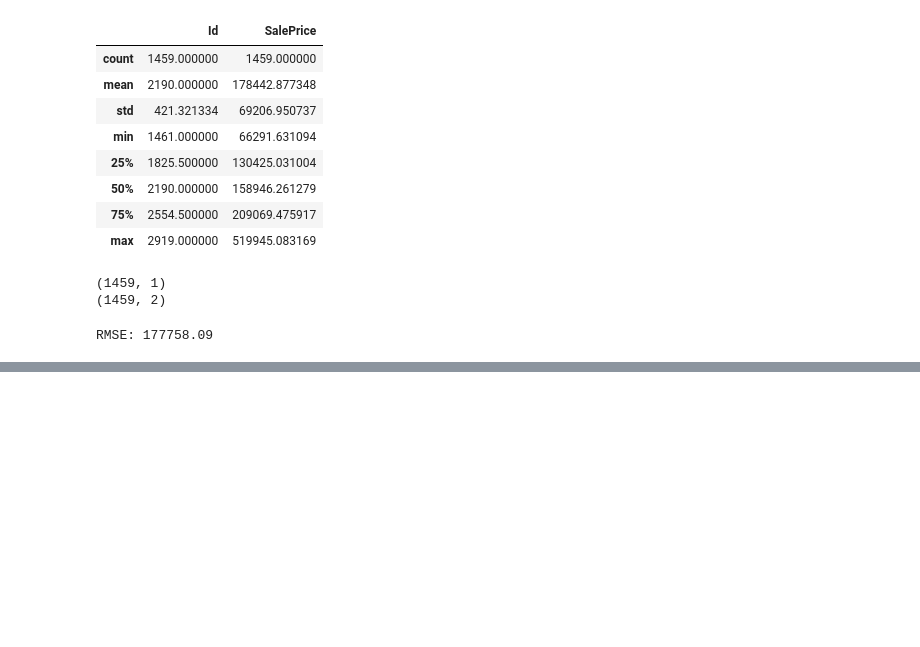
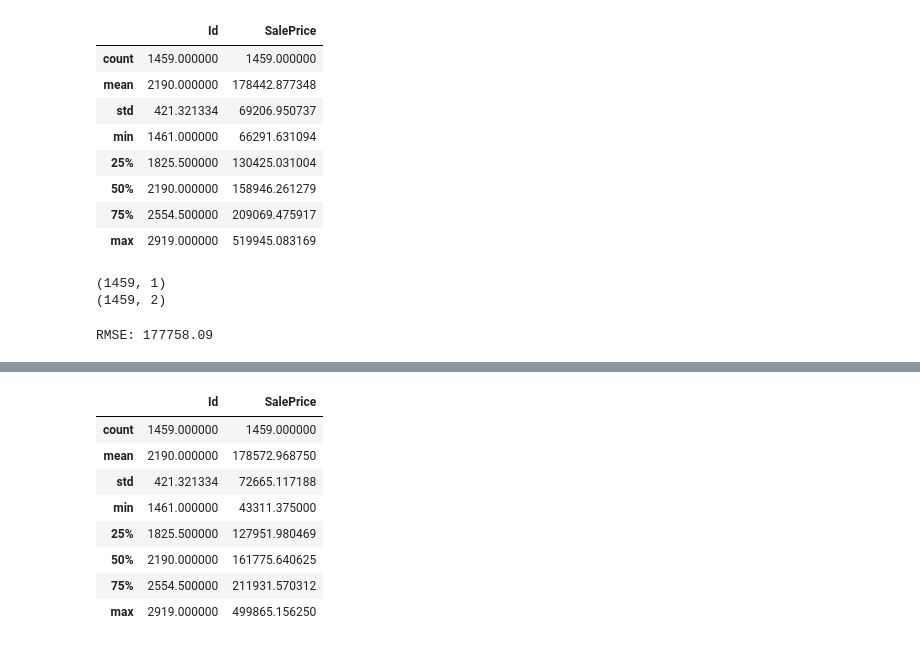
Before and after one commit to shreeshbhat04-ctrl/Kaggle-repo, a Jupyter notebook: Houseprediction/hou.ipynb, the cells around one changed output, grey strips where cells are left out. Drawn from its saved outputs; the diff is of its cells as text; code cells hidden in the pictures; blank space fills up the shorter version.

Commit message:
Learning and making mistakes

```diff
--- a/Houseprediction/hou.ipynb
+++ b/Houseprediction/hou.ipynb
@@ -95,0 +234,15 @@ RMSE: 177758.09
+# %%
+from xgboost import DMatrix, train
+dtrain = DMatrix(X_train, label=y_train)
+dvalid = DMatrix(X_valid, label=y_valid)
+params = {
+    "objective": "reg:squarederror",
+    "learning_rate": 0.05,
+}
+model = train(
+    params,
+    dtrain,
+    num_boost_round=1000,
+    evals=[(dvalid, "validation")],
+    early_stopping_rounds=5
+)
@@ -95,0 +272,16 @@ RMSE: 177758.09
+# %%
+dtest = DMatrix(X, label=y)
+
+params = {
+    "objective": "reg:squarederror",
+    "learning_rate": 0.05,
+}
+model = train(
+    params,
+    dtest,
+    num_boost_round=1000,
+    evals=[(dvalid, "validation")],
+    early_stopping_rounds=5
+)
+# Generate test predictions
+preds1_test = model.predict(DMatrix(X_test))
@@ -95,0 +306,15 @@ RMSE: 177758.09
+# %%
+output1 = pd.DataFrame({'Id': X_test.index,
+                       'SalePrice': preds1_test})
+# %%
+output1.describe()
+# %% [output]
+|  | Id | SalePrice |
+| count | 1459.000000 | 1459.000000 |
+| mean | 2190.000000 | 178572.968750 |
+| std | 421.321334 | 72665.117188 |
+| min | 1461.000000 | 43311.375000 |
+| 25% | 1825.500000 | 127951.980469 |
+| 50% | 2190.000000 | 161775.640625 |
+| 75% | 2554.500000 | 211931.570312 |
+| max | 2919.000000 | 499865.156250 |
```
Also changed, not shown: parts of 33 cells of this notebook, 11 other files.
